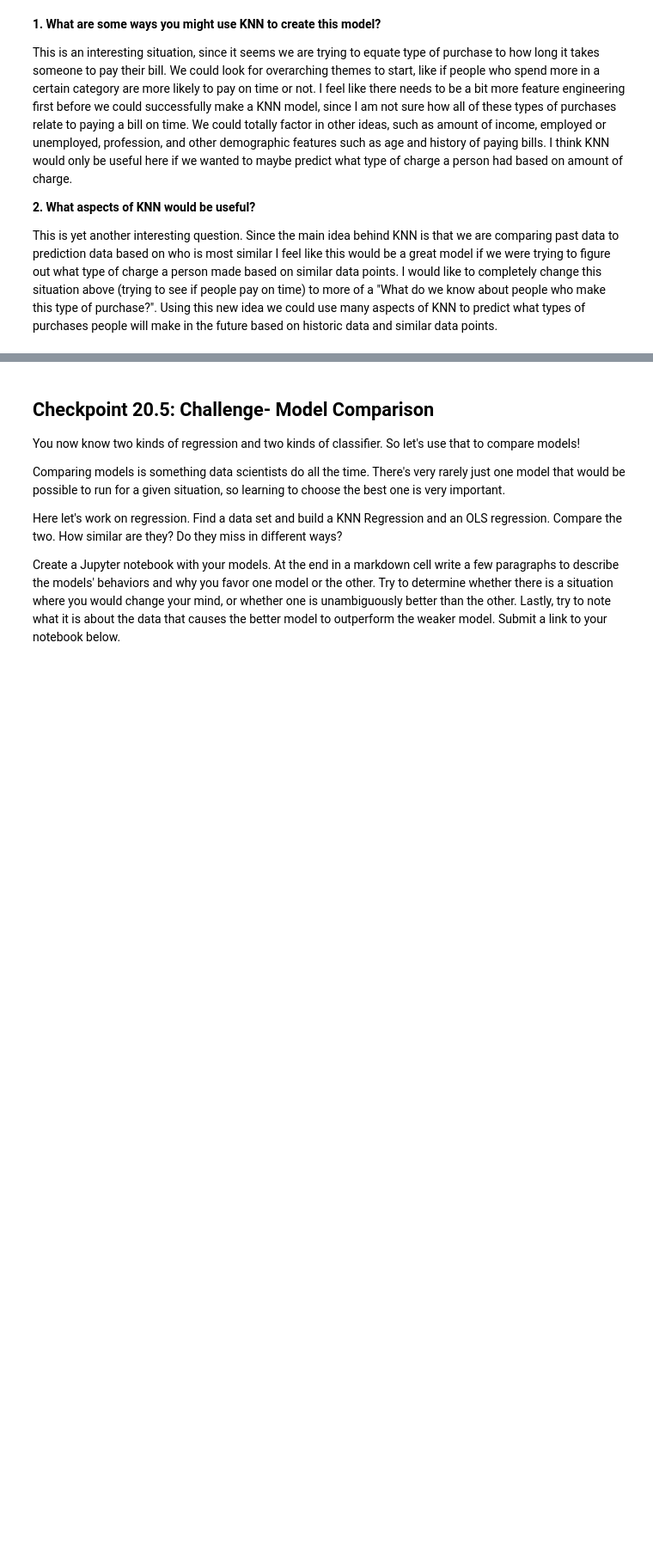
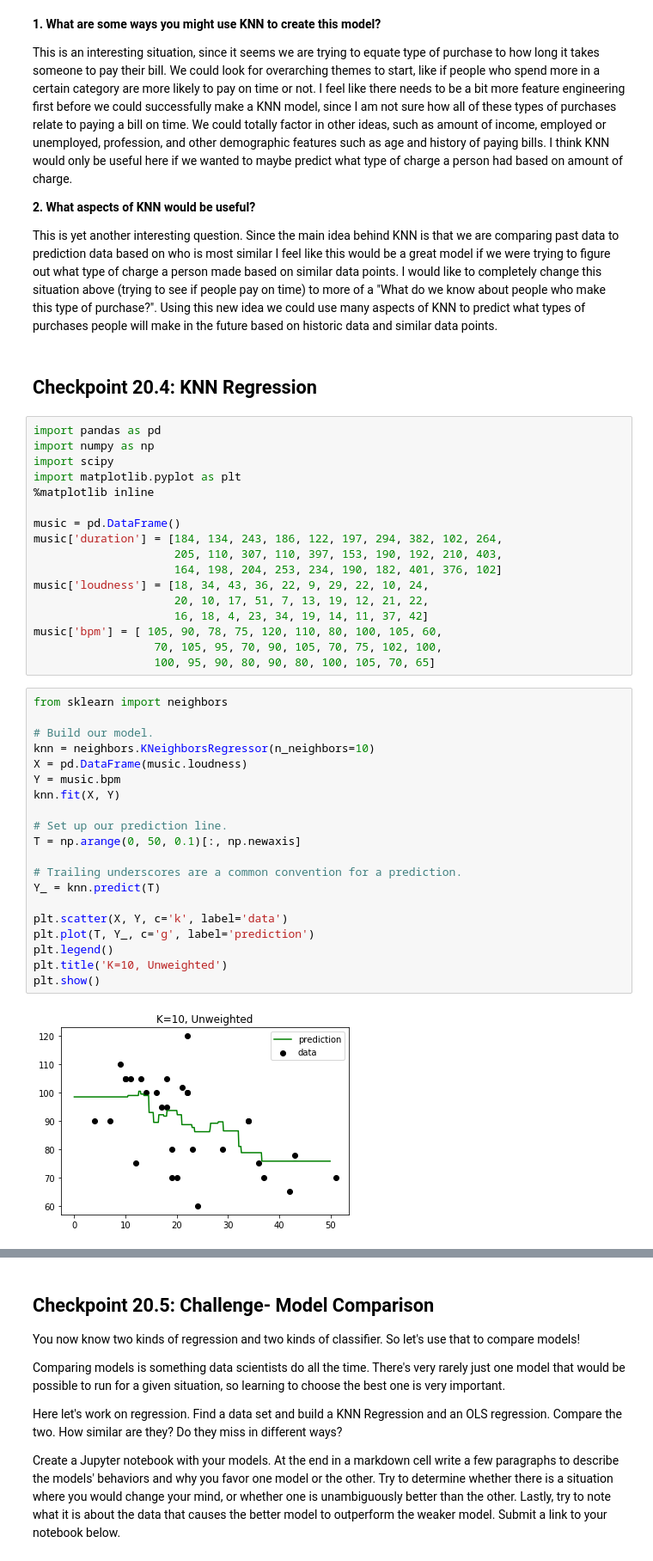
Before and after one commit to SteeleAlloy/thinkful_assignments, a Jupyter notebook: sl_similarity_models.ipynb, the cells around one changed output, grey strips where cells are left out. Shown at 86% size. Saved outputs shown, nothing was run; the diff lists cells and outputs as text; blank space fills up the shorter version.

```diff
--- a/sl_similarity_models.ipynb
+++ b/sl_similarity_models.ipynb
@@ -241,3 +241,44 @@ Let's say we work at a credit card company and we're trying to figure out if peo
 **2. What aspects of KNN would be useful?**
 
 This is yet another interesting question. Since the main idea behind KNN is that we are comparing past data to prediction data based on who is most similar I feel like this would be a great model if we were trying to figure out what type of charge a person made based on similar data points. I would like to completely change this situation above (trying to see if people pay on time) to more of a "What do we know about people who make this type of purchase?". Using this new idea we could use many aspects of KNN to predict what types of purchases people will make in the future based on historic data and similar data points.
+# %% [markdown]
+## Checkpoint 20.4: KNN Regression
+# %%
+import pandas as pd
+import numpy as np
+import scipy
+import matplotlib.pyplot as plt
+%matplotlib inline
+
+music = pd.DataFrame()
+music['duration'] = [184, 134, 243, 186, 122, 197, 294, 382, 102, 264,
+                     205, 110, 307, 110, 397, 153, 190, 192, 210, 403,
+                     164, 198, 204, 253, 234, 190, 182, 401, 376, 102]
+music['loudness'] = [18, 34, 43, 36, 22, 9, 29, 22, 10, 24,
+                     20, 10, 17, 51, 7, 13, 19, 12, 21, 22,
+                     16, 18, 4, 23, 34, 19, 14, 11, 37, 42]
+music['bpm'] = [ 105, 90, 78, 75, 120, 110, 80, 100, 105, 60,
+                  70, 105, 95, 70, 90, 105, 70, 75, 102, 100,
+                  100, 95, 90, 80, 90, 80, 100, 105, 70, 65]
+# %%
+from sklearn import neighbors
+
+# Build our model.
+knn = neighbors.KNeighborsRegressor(n_neighbors=10)
+X = pd.DataFrame(music.loudness)
+Y = music.bpm
+knn.fit(X, Y)
+
+# Set up our prediction line.
+T = np.arange(0, 50, 0.1)[:, np.newaxis]
+
+# Trailing underscores are a common convention for a prediction.
+Y_ = knn.predict(T)
+
+plt.scatter(X, Y, c='k', label='data')
+plt.plot(T, Y_, c='g', label='prediction')
+plt.legend()
+plt.title('K=10, Unweighted')
+plt.show()
+# %% [output]
+[figure, added]
```
Also changed, not shown: parts of 8 cells of this notebook.
